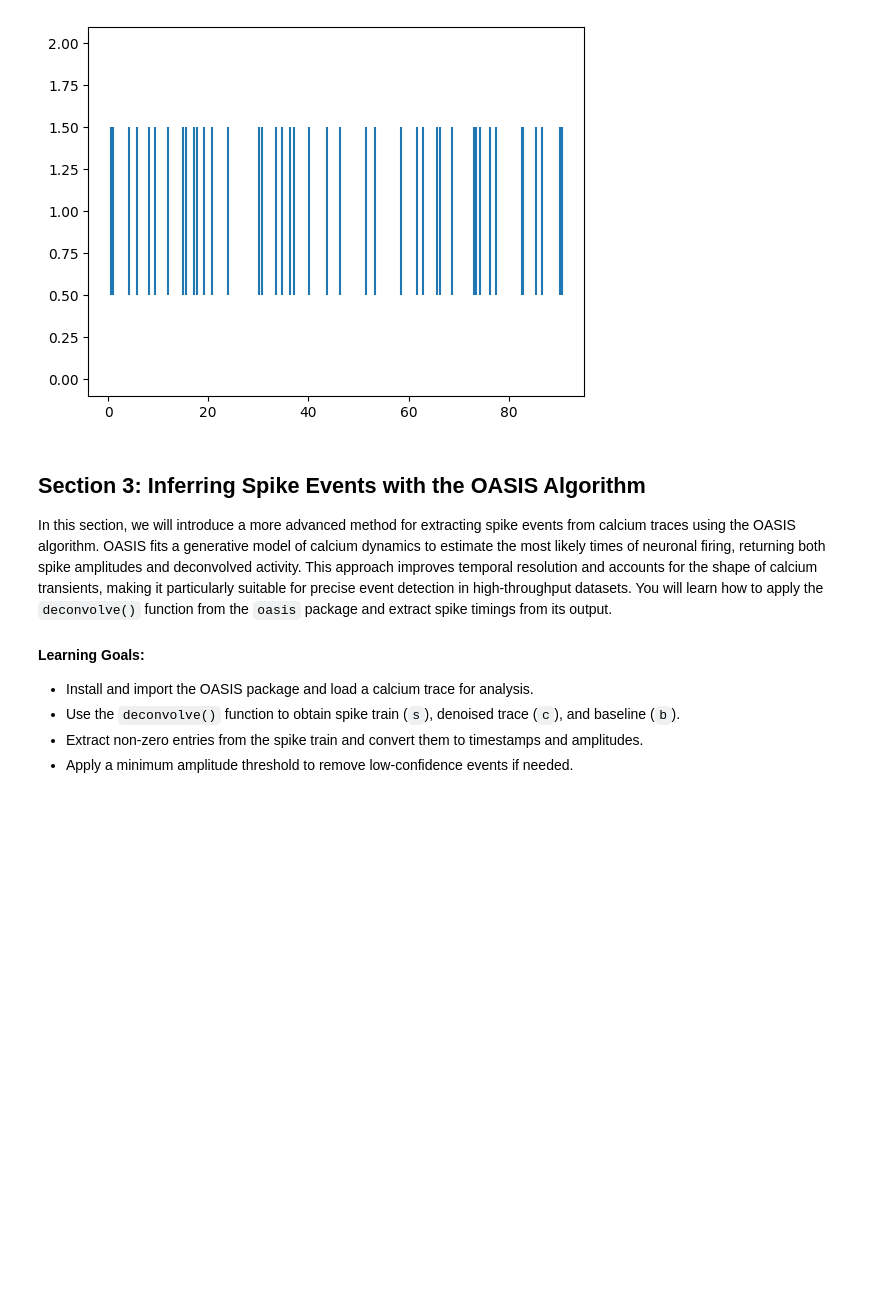
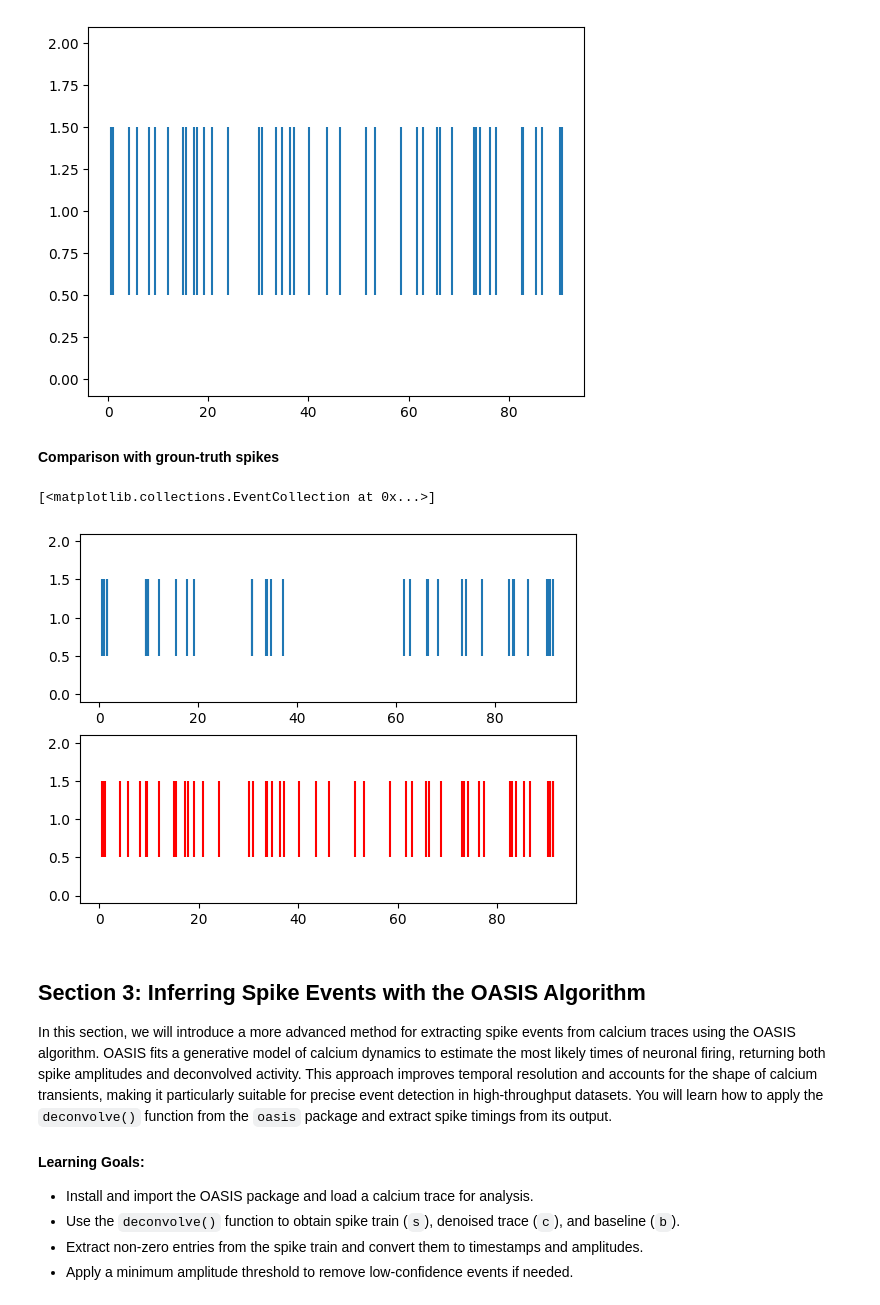
Before and after one commit to sangeethankumar/Courses, a Jupyter notebook: CalciumImaging/Draft1/Thresholding and Events.ipynb, the cells around one changed output. Cells and saved outputs as stored; diff of their text form; code cells hidden in the pictures; blank space fills up the shorter version.

Commit message:
section 2: add comparison with ground truth

```diff
--- a/CalciumImaging/Draft1/Thresholding and Events.ipynb
+++ b/CalciumImaging/Draft1/Thresholding and Events.ipynb
@@ -254,6 +254,29 @@ plt.eventplot(onset_times_sec)
 # %% [output]
 [<matplotlib.collections.EventCollection at 0x...>]
 [figure]
+# %% [markdown]
+**Comparison with groun-truth spikes**
+# %%
+frame_rate = 30
+
+treshold_factor = 2.
+det_treshold = np.mean(fluorescence_trace_1) + treshold_factor * np.std(fluorescence_trace_1)
+is_active = fluorescence_trace_1 > det_treshold
+onset_indices = np.where(np.diff(is_active.astype(int)) == 1)[0] + 1
+
+true_spike_indices = np.where(spike_train_1 > 0)[0]
+
+onset_times = onset_indices / frame_rate
+true_spike_times = true_spike_indices / frame_rate
+
+plt.subplot(211)
+plt.eventplot(onset_times)
+
+plt.subplot(212)
+plt.eventplot(true_spike_times, color='r')
+# %% [output]
+[<matplotlib.collections.EventCollection at 0x...>]
+[figure, added]
 # %% [markdown]
 ## Section 3: Inferring Spike Events with the OASIS Algorithm
 
```
